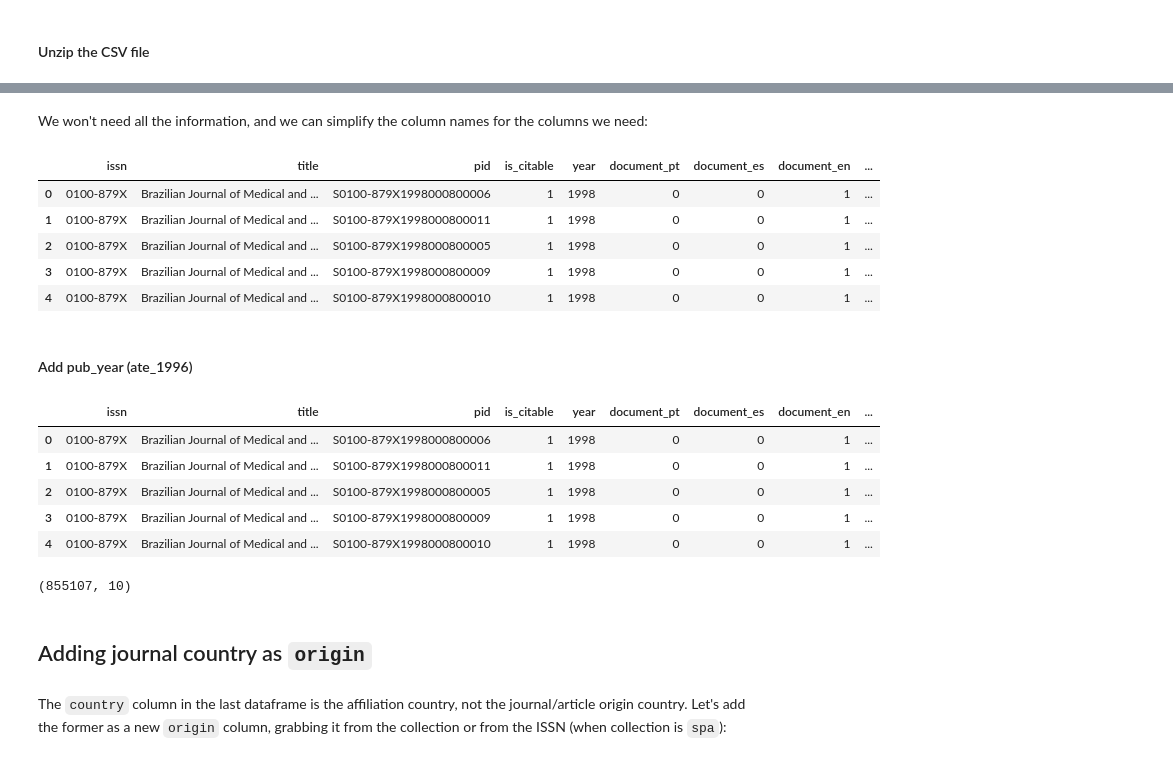
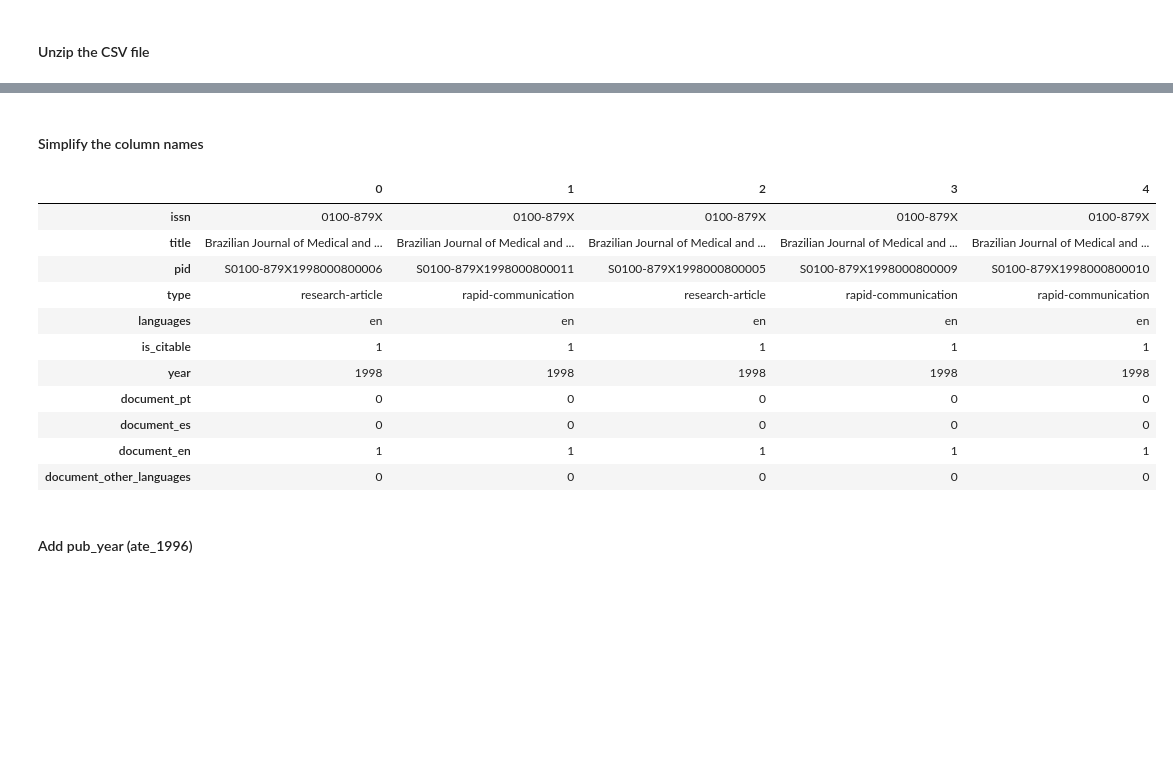
Before and after one commit to DalavanCloud/jcatalog, a Jupyter notebook: jcatalog/extractors/scielo/td_documents_languages.ipynb, the cells around one changed output, grey strips where cells are left out. Cells and saved outputs as stored; diff of their text form; code cells hidden in the pictures; blank space fills up the shorter version.

Commit message:
Tabela dinamica para documents_languages

```diff
--- a/jcatalog/extractors/scielo/td_documents_languages.ipynb
+++ b/jcatalog/extractors/scielo/td_documents_languages.ipynb
@@ -114,52 +111,36 @@ dataset.head(3).T
 | document es | 0 | 0 | 0 |
 | document en | 1 | 1 | 1 |
 | document other languages | 0 | 0 | 0 |
-# %% [markdown]
-We won't need all the information,
-and we can simplify the column names
-for the columns we need:
+# %% [markdown]
+#### Simplify the column names
 # %%
 names_map = {
     "ISSN SciELO": "issn",
     "title at SciELO":"title",
     "document publishing ID (PID SciELO)": "pid",
+    "document type":"type",
+    "document languages": "languages",
     "document is citable": "is_citable",
     "document publishing year": "year",
     "document pt": "document_pt",
     "document es": "document_es",
     "document en": "document_en",
     "document other languages": "document_other_languages"
 }
 df = dataset[list(names_map.keys())].rename(columns=names_map)
-df[:5]
+df[:5].T
 # %% [output]
-|  | issn | title | pid | is_citable | year | document_pt | document_es | document_en | ... |
-| 0 | 0100-879X | Brazilian Journal of Medical and ... | S0100-879X1998000800006 | 1 | 1998 | 0 | 0 | 1 | ... |
-| 1 | 0100-879X | Brazilian Journal of Medical and ... | S0100-879X1998000800011 | 1 | 1998 | 0 | 0 | 1 | ... |
-| 2 | 0100-879X | Brazilian Journal of Medical and ... | S0100-879X1998000800005 | 1 | 1998 | 0 | 0 | 1 | ... |
-| 3 | 0100-879X | Brazilian Journal of Medical and ... | S0100-879X1998000800009 | 1 | 1998 | 0 | 0 | 1 | ... |
-| 4 | 0100-879X | Brazilian Journal of Medical and ... | S0100-879X1998000800010 | 1 | 1998 | 0 | 0 | 1 | ... |
+|  | 0 | 1 | 2 | 3 | 4 |
+| issn | 0100-879X | 0100-879X | 0100-879X | 0100-879X | 0100-879X |
+| title | Brazilian Journal of Medical and ... | Brazilian Journal of Medical and ... | Brazilian Journal of Medical and ... | Brazilian Journal of Medical and ... | Brazilian Journal of Medical and ... |
+| pid | S0100-879X1998000800006 | S0100-879X1998000800011 | S0100-879X1998000800005 | S0100-879X1998000800009 | S0100-879X1998000800010 |
+| type | research-article | rapid-communication | research-article | rapid-communication | rapid-communication |
+| languages | en | en | en | en | en |
+| is_citable | 1 | 1 | 1 | 1 | 1 |
+| year | 1998 | 1998 | 1998 | 1998 | 1998 |
+| document_pt | 0 | 0 | 0 | 0 | 0 |
+| document_es | 0 | 0 | 0 | 0 | 0 |
+| document_en | 1 | 1 | 1 | 1 | 1 |
+| document_other_languages | 0 | 0 | 0 | 0 | 0 |
 # %% [markdown]
 #### Add pub_year (ate_1996)
-# %%
-df["pub_year"] = np.where(df['year'] <= 1996, 'ate_1996', df["year"])
-df[:5]
-# %% [output]
-|  | issn | title | pid | is_citable | year | document_pt | document_es | document_en | ... |
-| 0 | 0100-879X | Brazilian Journal of Medical and ... | S0100-879X1998000800006 | 1 | 1998 | 0 | 0 | 1 | ... |
-| 1 | 0100-879X | Brazilian Journal of Medical and ... | S0100-879X1998000800011 | 1 | 1998 | 0 | 0 | 1 | ... |
-| 2 | 0100-879X | Brazilian Journal of Medical and ... | S0100-879X1998000800005 | 1 | 1998 | 0 | 0 | 1 | ... |
-| 3 | 0100-879X | Brazilian Journal of Medical and ... | S0100-879X1998000800009 | 1 | 1998 | 0 | 0 | 1 | ... |
-| 4 | 0100-879X | Brazilian Journal of Medical and ... | S0100-879X1998000800010 | 1 | 1998 | 0 | 0 | 1 | ... |
-# %%
-df.shape
-# %% [output]
-(855107, 10)
-# %% [markdown]
-## Adding journal country as `origin`
-# %% [markdown]
-The `country` column in the last dataframe is the affiliation country,
-not the journal/article origin country.
-Let's add the former as a new `origin` column,
-grabbing it from the collection
-or from the ISSN (when collection is `spa`):
```
Also changed, not shown: parts of 48 cells of this notebook.
